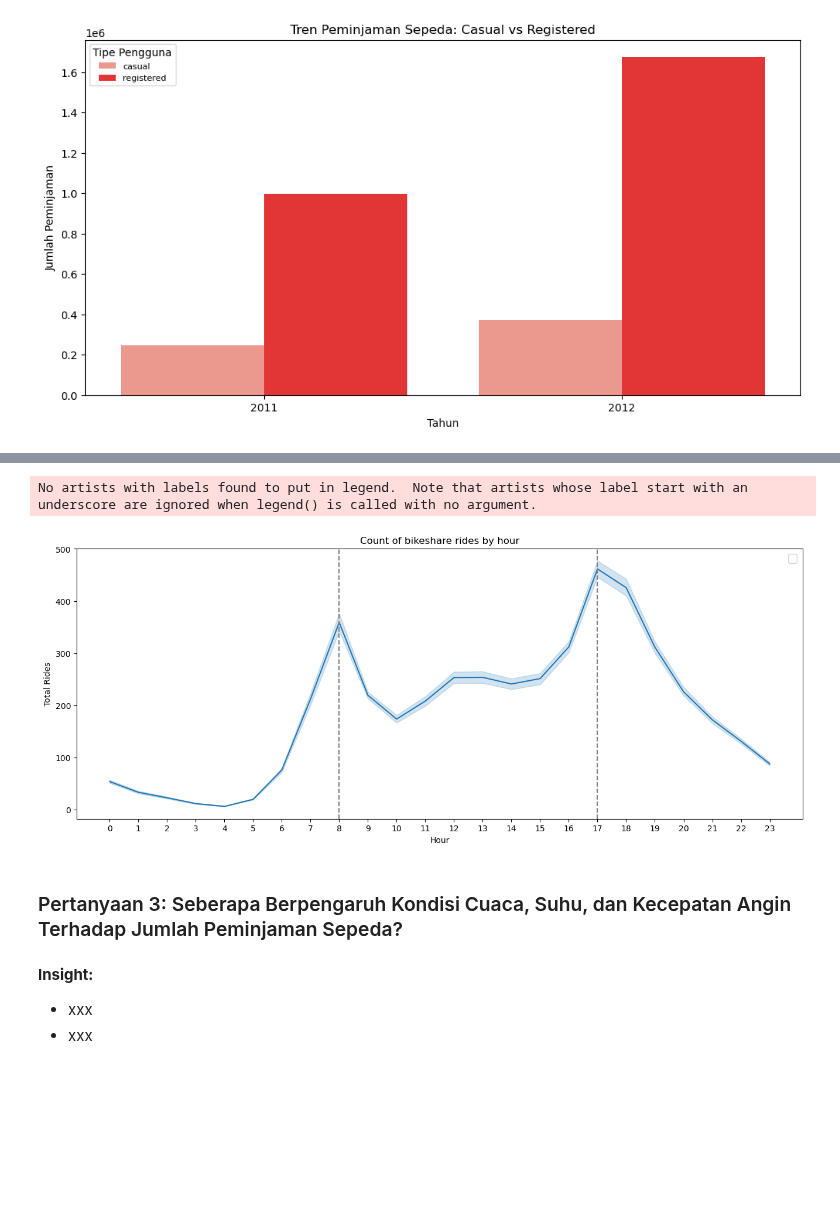
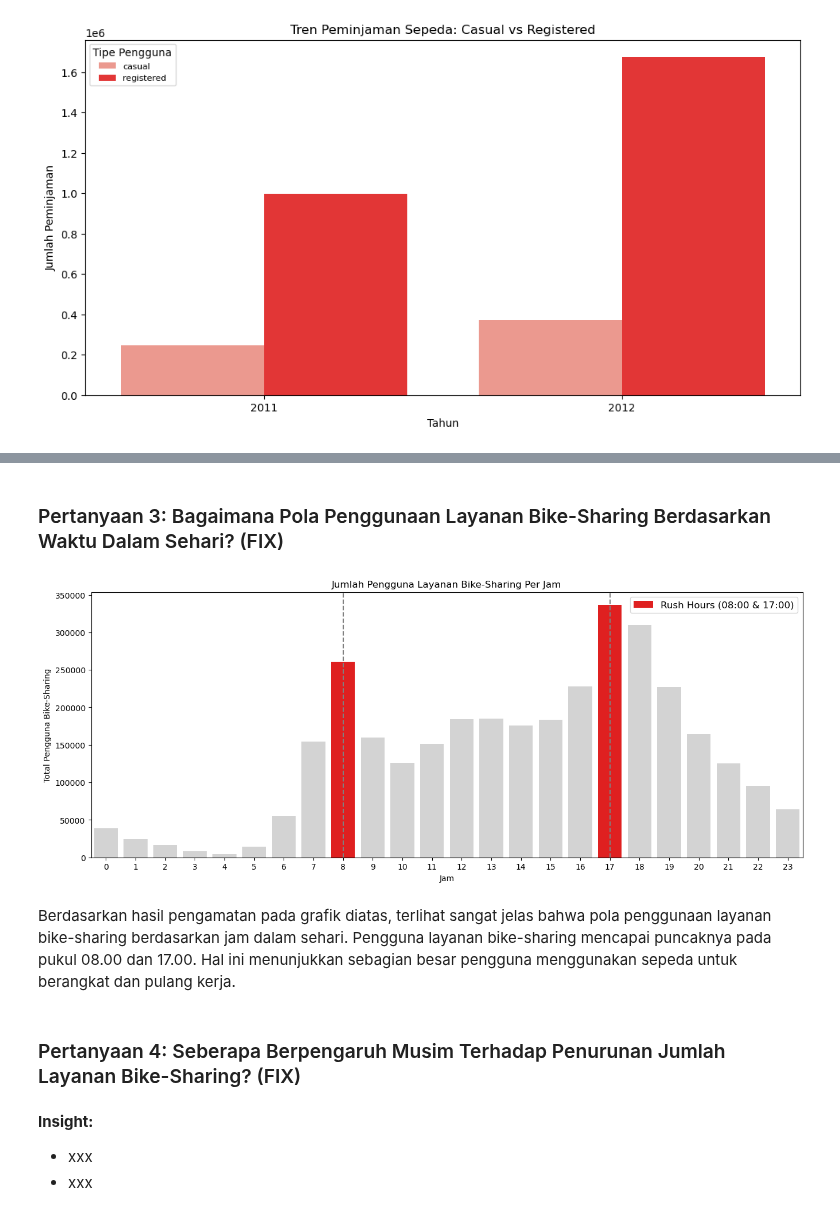
Before and after one commit to alouvre/BADDP_DicodingSubmission_ProyekAnalisisData, a Jupyter notebook: notebook.ipynb, the cells around one changed output, grey strips where cells are left out. Saved outputs shown, nothing was run; the diff lists cells and outputs as text; code cells hidden in the pictures; blank space fills up the shorter version.

Commit message:
update visualization & dashboard

```diff
--- a/notebook.ipynb
+++ b/notebook.ipynb
@@ -542,0 +527,4 @@ df_hour.groupby(by='hour').count_rent.sum().sort_values(ascending=False).reset_i
+# %%
+# Mengelompokkan jumlah peminjaman per jam
+hourly_data = df_hour.groupby("hour")["count_rent"].sum().reset_index()
+hourly_data
@@ -542,0 +549,5 @@ df_hour.groupby(by='hour').count_rent.sum().sort_values(ascending=False).reset_i
+# %%
+# Menentukan jam sibuk (morning rush dan evening rush)
+rush_hours = [8, 17]  # Pagi jam 08:00 dan sore jam 17:00
+rush_data = hourly_data[hourly_data["hour"].isin(rush_hours)]
+rush_data
@@ -610,31 +602,28 @@ Passing `palette` without assigning `hue` is deprecated and will be removed in v
-# %%
-plt.figure(figsize=(16,6))
-
-# Create a line plot using the sns.lineplot() function
-sns.lineplot(x="hour", y="count_rent", data=df_hour)
-
-# Add labels and a title to the plot
-x = np.arange(0, 24, 1)
-plt.xticks(x)
-
-plt.xlabel("Hour")
-plt.ylabel("Total Rides")
-plt.title("Count of bikeshare rides by hour")
-
-# highlight the important data label in the chart
-plt.axvline(x=8, color='gray', linestyle='--')
-plt.axvline(x=17, color='gray', linestyle='--')
-
-# Add a legend to the plot
-plt.legend(loc='upper right', fontsize=14)
-
-# Show the plot
-plt.show()
-# %% [output]
-No artists with labels found to put in legend.  Note that artists whose label start with an underscore are ignored when legend() is called with no argument.
-[figure, removed]
-# %% [markdown]
-### Pertanyaan 3: Seberapa Berpengaruh Kondisi Cuaca, Suhu, dan Kecepatan Angin Terhadap Jumlah Peminjaman Sepeda?
+# %% [markdown]
+### Pertanyaan 3: Bagaimana Pola Penggunaan Layanan Bike-Sharing Berdasarkan Waktu Dalam Sehari? (FIX)
+# %%
+plt.figure(figsize=(16, 6))
+sns.barplot(x="hour", y="count_rent", data=hourly_data, color='#D3D3D3')
+sns.barplot(x="hour", y="count_rent", data=rush_data, color="red", label="Rush Hours (08:00 & 17:00)")
+
+# Menambahkan garis vertikal untuk menandai jam sibuk
+plt.axvline(x=8, color='gray', linestyle='--')
+plt.axvline(x=17, color='gray', linestyle='--')
+
+# Menambahkan label dan judul
+plt.xlabel("Jam")
+plt.ylabel("Total Pengguna Bike-Sharing")
+plt.title("Jumlah Pengguna Layanan Bike-Sharing Per Jam")
+
+plt.xticks(np.arange(0, 24, 1))
+plt.legend(loc='upper right', fontsize=12)
+plt.show()
+# %% [output]
+[figure, added]
+# %% [markdown]
+Berdasarkan hasil pengamatan pada grafik diatas, terlihat sangat jelas bahwa pola penggunaan layanan bike-sharing berdasarkan jam dalam sehari. Pengguna layanan bike-sharing mencapai puncaknya pada pukul 08.00 dan 17.00. Hal ini menunjukkan sebagian besar pengguna menggunakan sepeda untuk berangkat dan pulang kerja.
+# %% [markdown]
+### Pertanyaan 4: Seberapa Berpengaruh Musim Terhadap Penurunan Jumlah Layanan Bike-Sharing? (FIX)
 # %% [markdown]
 **Insight:**
 - xxx
```
Also changed, not shown: parts of 11 cells of this notebook, 1 other file.
